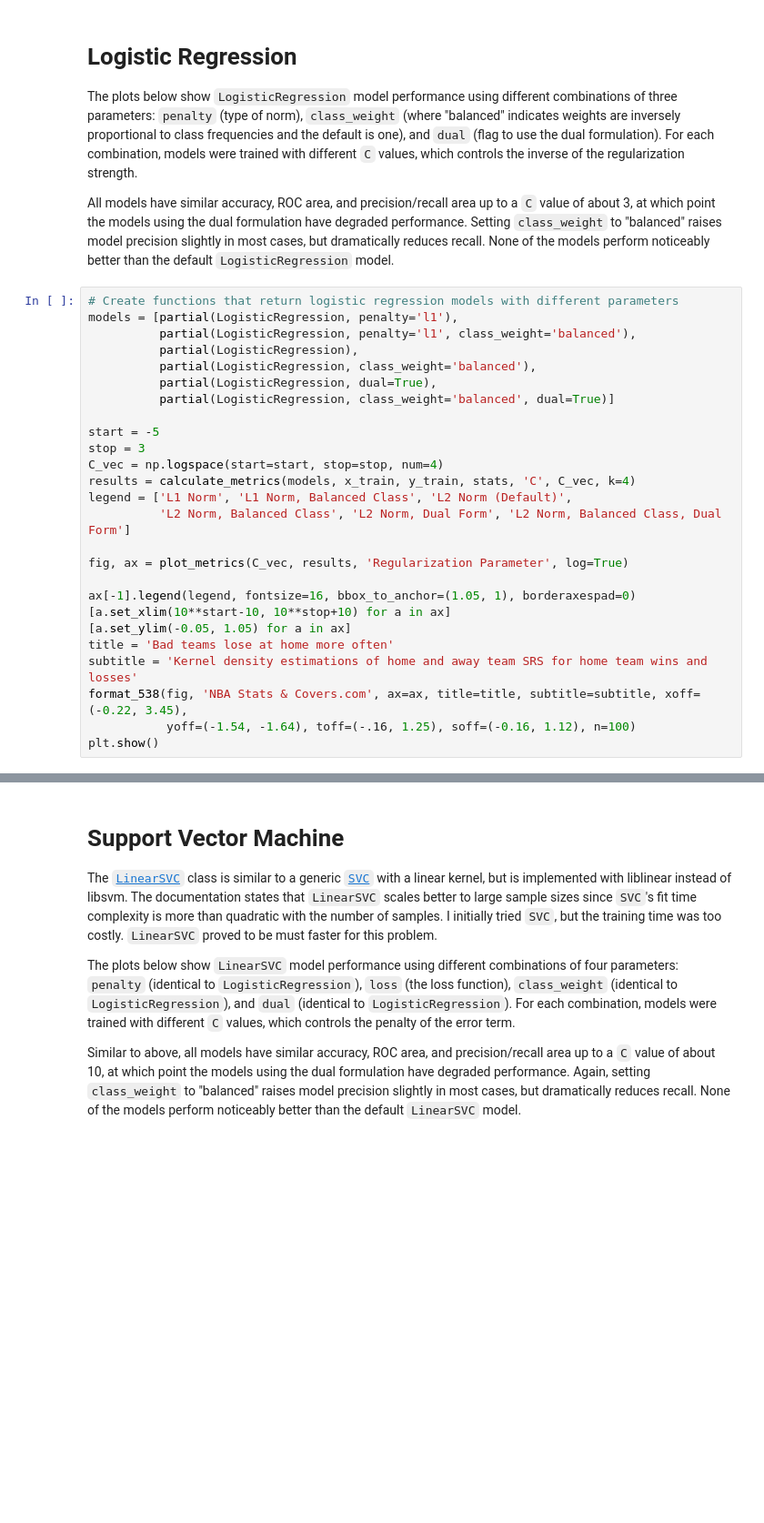
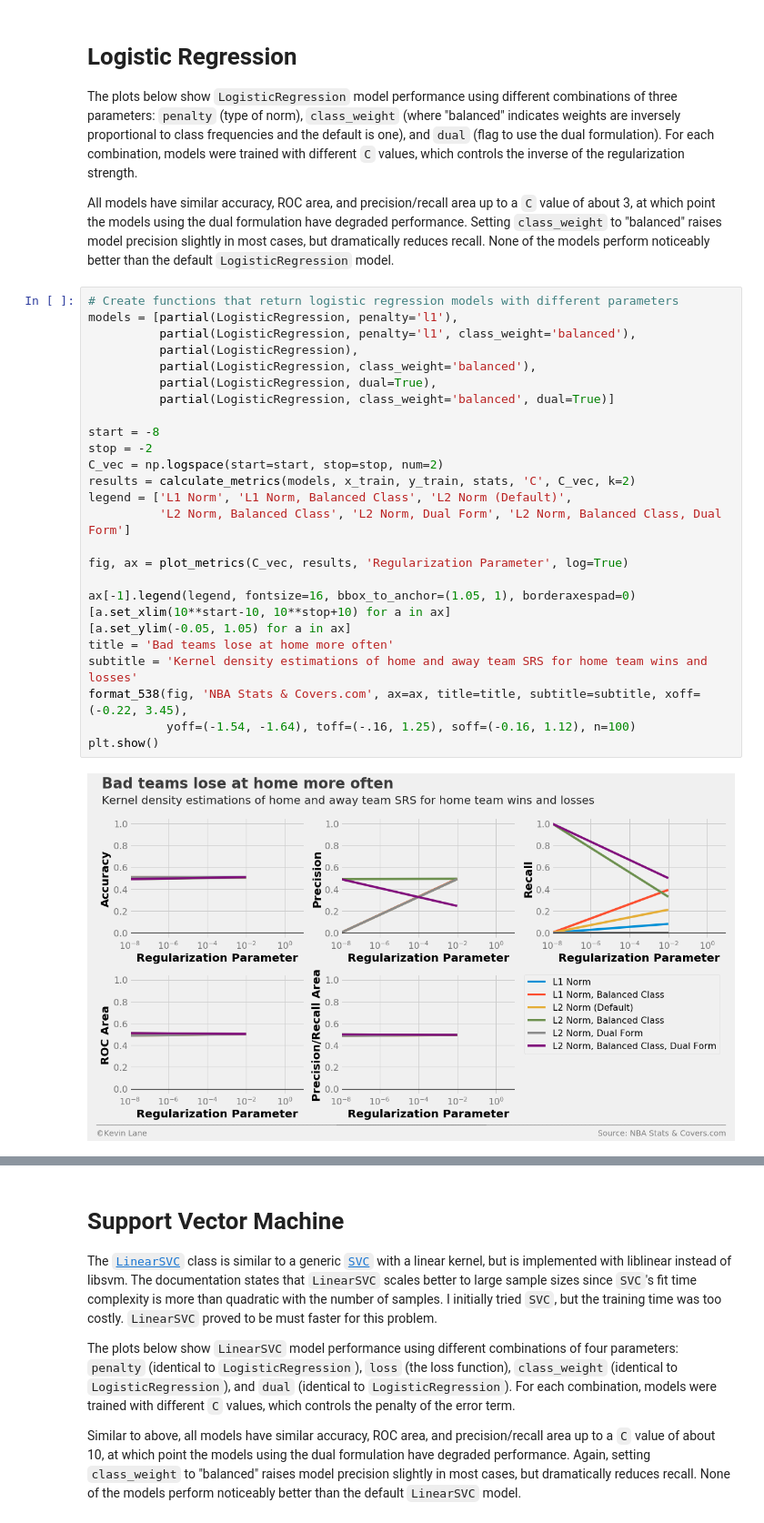
Before and after one commit to cedev935/databall-betting, a Jupyter notebook: notebooks/parameter-tuning.ipynb, the cells around one changed output, grey strips where cells are left out. Shown: that part at 91% size. Saved outputs shown, nothing was run; the diff lists cells and outputs as text; blank space fills up the shorter version.

```diff
--- a/notebooks/parameter-tuning.ipynb
+++ b/notebooks/parameter-tuning.ipynb
@@ -60,28 +61,30 @@ All models have similar accuracy, ROC area, and precision/recall area up to a `C
 # %%
 # Create functions that return logistic regression models with different parameters
 models = [partial(LogisticRegression, penalty='l1'),
           partial(LogisticRegression, penalty='l1', class_weight='balanced'),
           partial(LogisticRegression),
           partial(LogisticRegression, class_weight='balanced'),
           partial(LogisticRegression, dual=True),
           partial(LogisticRegression, class_weight='balanced', dual=True)]
 
-start = -5
-stop = 3
-C_vec = np.logspace(start=start, stop=stop, num=4)
-results = calculate_metrics(models, x_train, y_train, stats, 'C', C_vec, k=4)
+start = -8
+stop = -2
+C_vec = np.logspace(start=start, stop=stop, num=2)
+results = calculate_metrics(models, x_train, y_train, stats, 'C', C_vec, k=2)
 legend = ['L1 Norm', 'L1 Norm, Balanced Class', 'L2 Norm (Default)',
           'L2 Norm, Balanced Class', 'L2 Norm, Dual Form', 'L2 Norm, Balanced Class, Dual Form']
 
 fig, ax = plot_metrics(C_vec, results, 'Regularization Parameter', log=True)
 
 ax[-1].legend(legend, fontsize=16, bbox_to_anchor=(1.05, 1), borderaxespad=0)
 [a.set_xlim(10**start-10, 10**stop+10) for a in ax]
 [a.set_ylim(-0.05, 1.05) for a in ax]
 title = 'Bad teams lose at home more often'
 subtitle = 'Kernel density estimations of home and away team SRS for home team wins and losses'
 format_538(fig, 'NBA Stats & Covers.com', ax=ax, title=title, subtitle=subtitle, xoff=(-0.22, 3.45),
            yoff=(-1.54, -1.64), toff=(-.16, 1.25), soff=(-0.16, 1.12), n=100)
 plt.show()
+# %% [output]
+[figure, added]
 # %%
 space = {}
```
Also changed, not shown: parts of 14 cells of this notebook, 1 other file.
